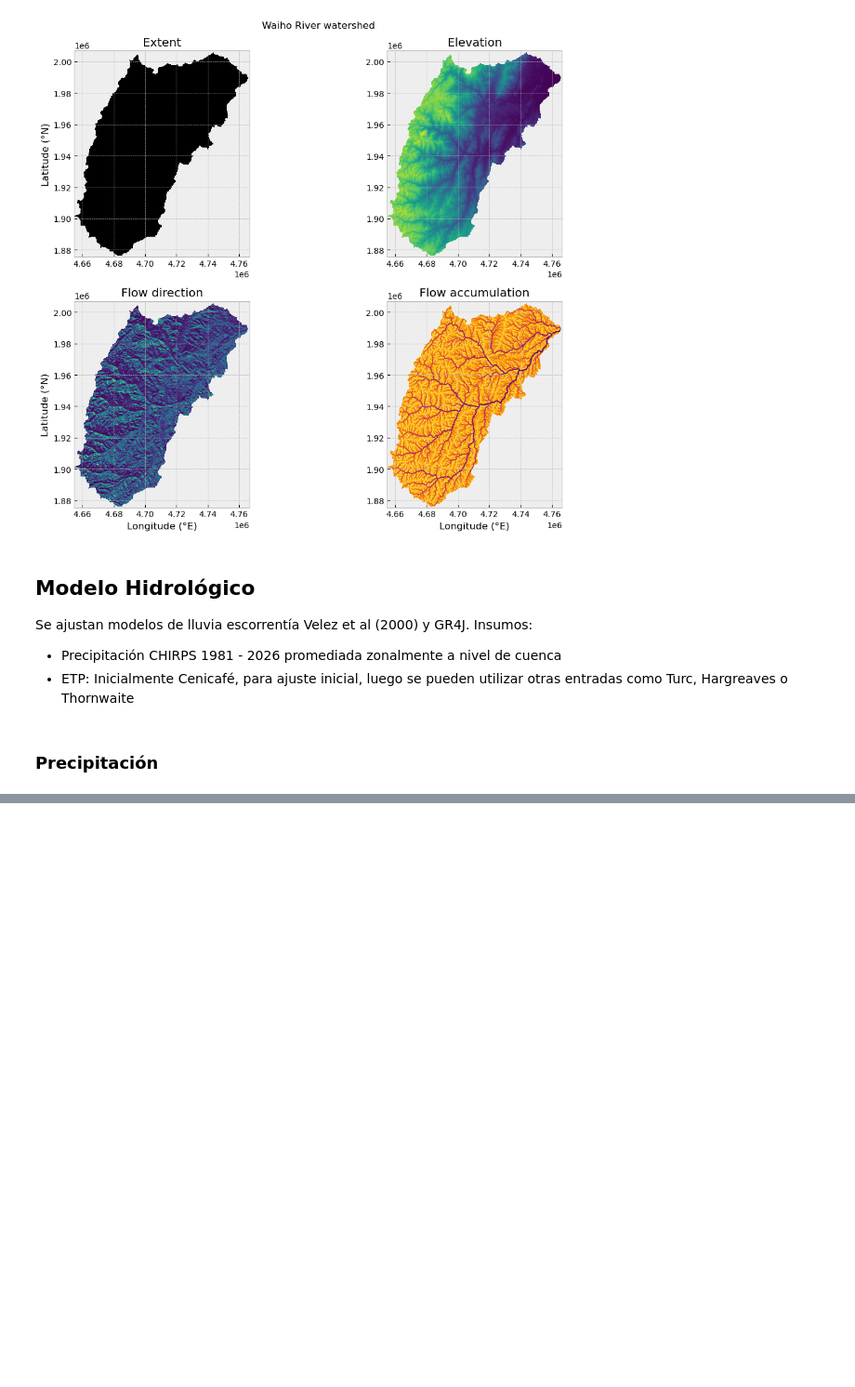
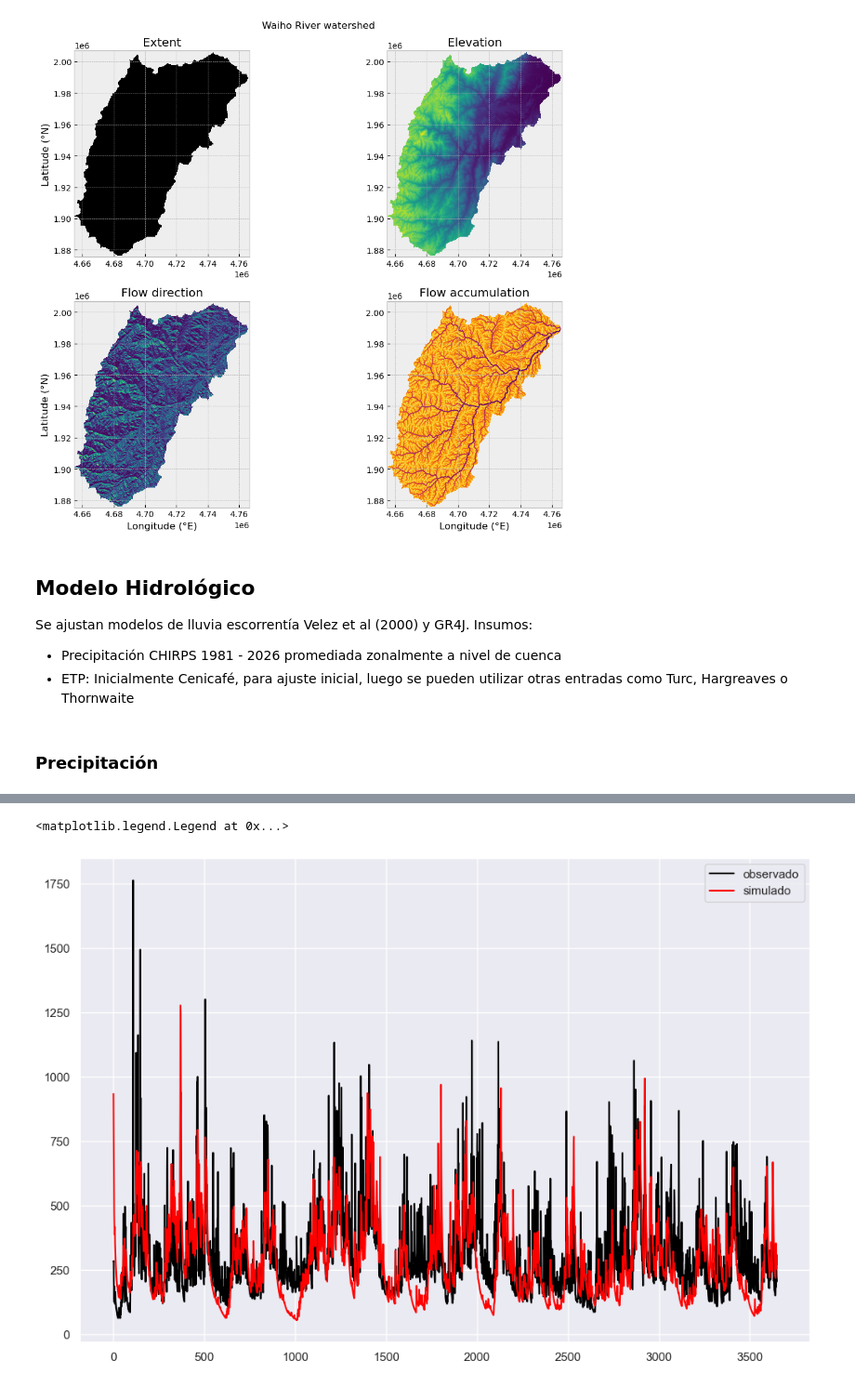
Before and after one commit to Juliant06/hidrologia_saldana, a Jupyter notebook: hidrologia_saldana.ipynb, the cells around one changed output, grey strips where cells are left out. Shown at 93% size. Saved outputs shown, nothing was run; the diff lists cells and outputs as text; code cells hidden in the pictures; blank space fills up the shorter version.

```diff
--- a/hidrologia_saldana.ipynb
+++ b/hidrologia_saldana.ipynb
@@ -218,0 +234,4 @@ clip_dem  = clip_a_cuenca(dem, cuenca_saldana)
+# %%
+# precipitacion
+pptn_slice = clip_pptn.sel(time=slice(t_inicial,'1999'))
+pptn_cuenca = pptn_slice.mean(axis=1).mean(axis=1).to_numpy()
@@ -218,0 +464,9 @@ clip_dem  = clip_a_cuenca(dem, cuenca_saldana)
+# %%
+q_sim = simulaciones[4199]
+plt.figure(figsize=(12,8))
+plt.plot(q_cal,color='black',label='observado')
+plt.plot(q_sim,color='red',label='simulado')
+plt.legend()
+# %% [output]
+<matplotlib.legend.Legend at 0x...>
+[figure, added]
```
Also changed, not shown: parts of 17 cells of this notebook, 5 other files.
